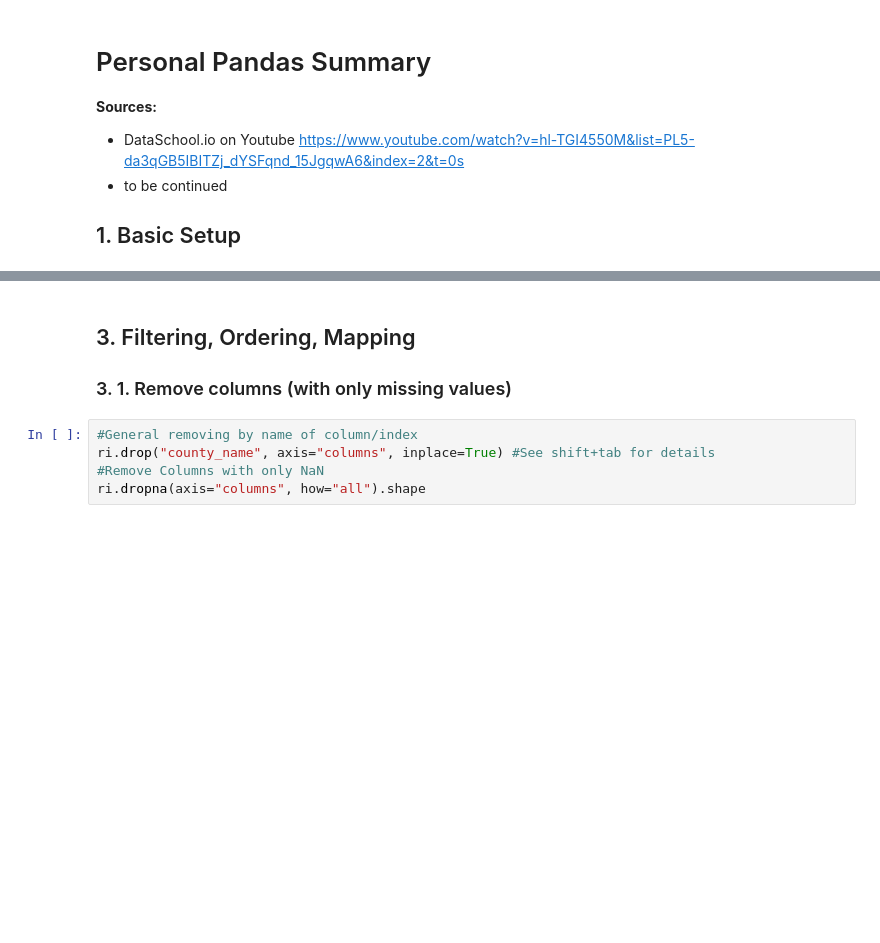
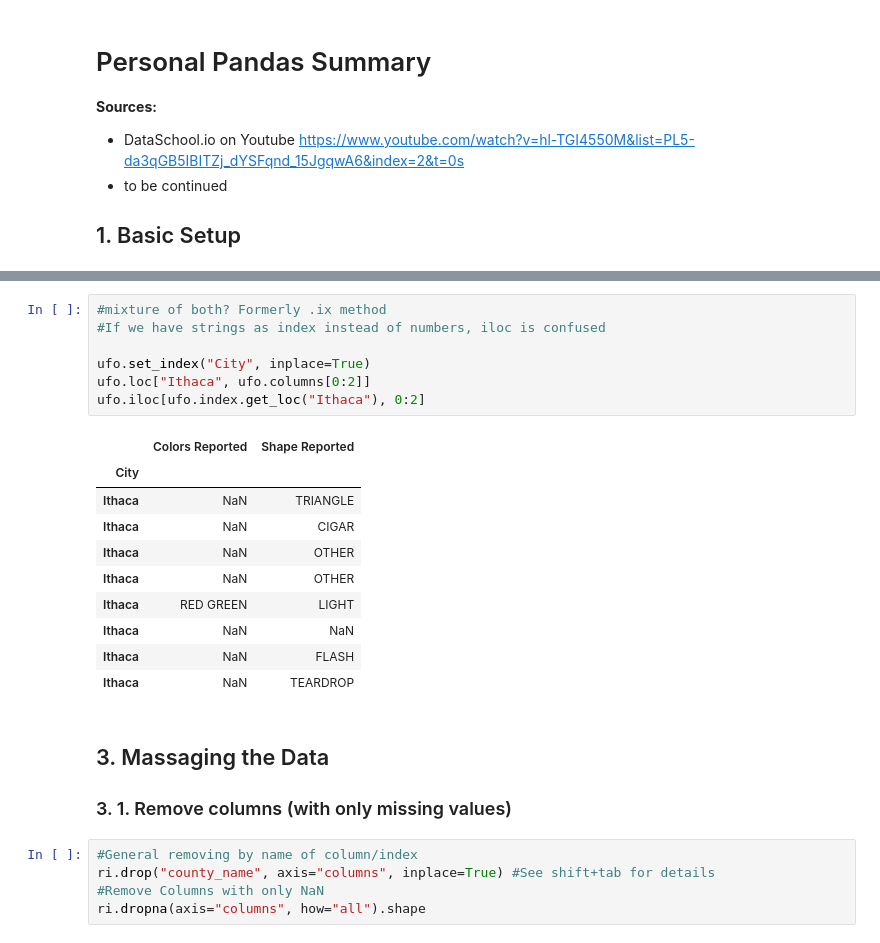
Before and after one commit to MerlinSzymanski/pandas_summary, a Jupyter notebook: Pandas_Tutorial.ipynb, the cells around one changed output, grey strips where cells are left out. Cells and saved outputs as stored; diff of their text form; blank space fills up the shorter version.

```diff
--- a/Pandas_Tutorial.ipynb
+++ b/Pandas_Tutorial.ipynb
@@ -29,5 +55,23 @@ ri.isnull().shape  #Detect missing values. Returns Series
+# %%
+#mixture of both? Formerly .ix method
+#If we have strings as index instead of numbers, iloc is confused
+
+ufo.set_index("City", inplace=True)
+ufo.loc["Ithaca", ufo.columns[0:2]]
+ufo.iloc[ufo.index.get_loc("Ithaca"), 0:2]
+# %% [output]
+|  | Colors Reported | Shape Reported |
+| City |  |  |
+| Ithaca | NaN | TRIANGLE |
+| Ithaca | NaN | CIGAR |
+| Ithaca | NaN | OTHER |
+| Ithaca | NaN | OTHER |
+| Ithaca | RED GREEN | LIGHT |
+| Ithaca | NaN | NaN |
+| Ithaca | NaN | FLASH |
+| Ithaca | NaN | TEARDROP |
 # %% [markdown]
-## 3. Filtering, Ordering, Mapping
+## 3. Massaging the Data
 ### 3. 1. Remove columns (with only missing values) ###
 # %%
 #General removing by name of column/index
```
Also changed, not shown: parts of 26 cells of this notebook, 1 other file.
